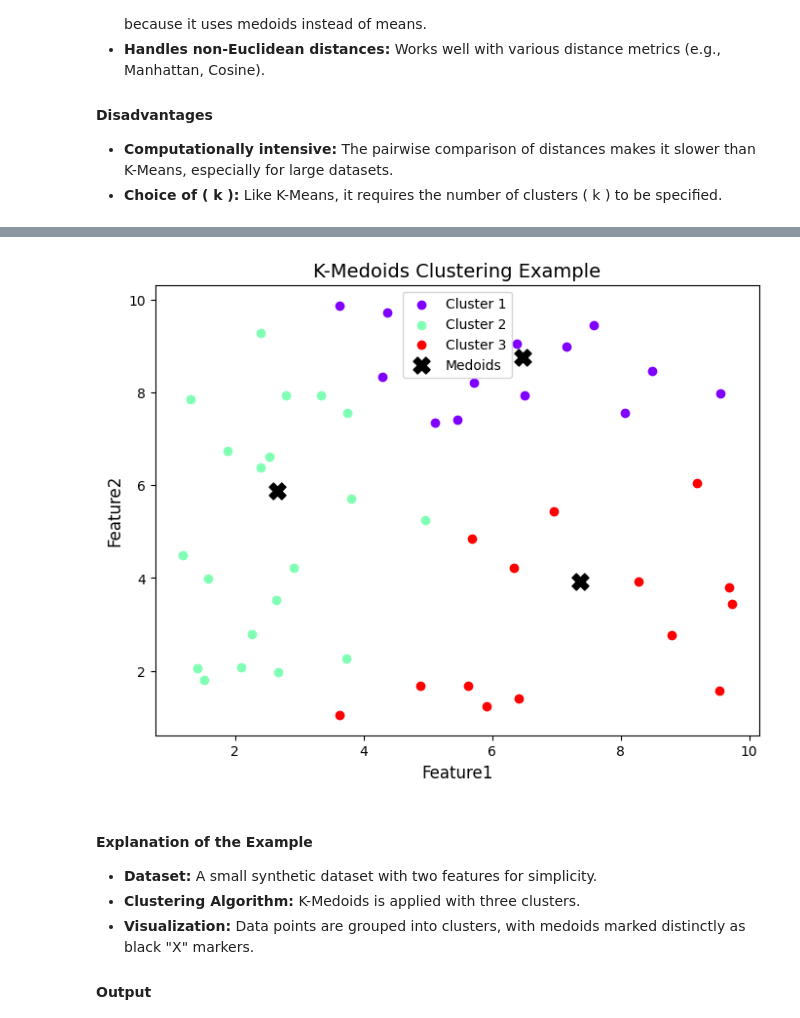
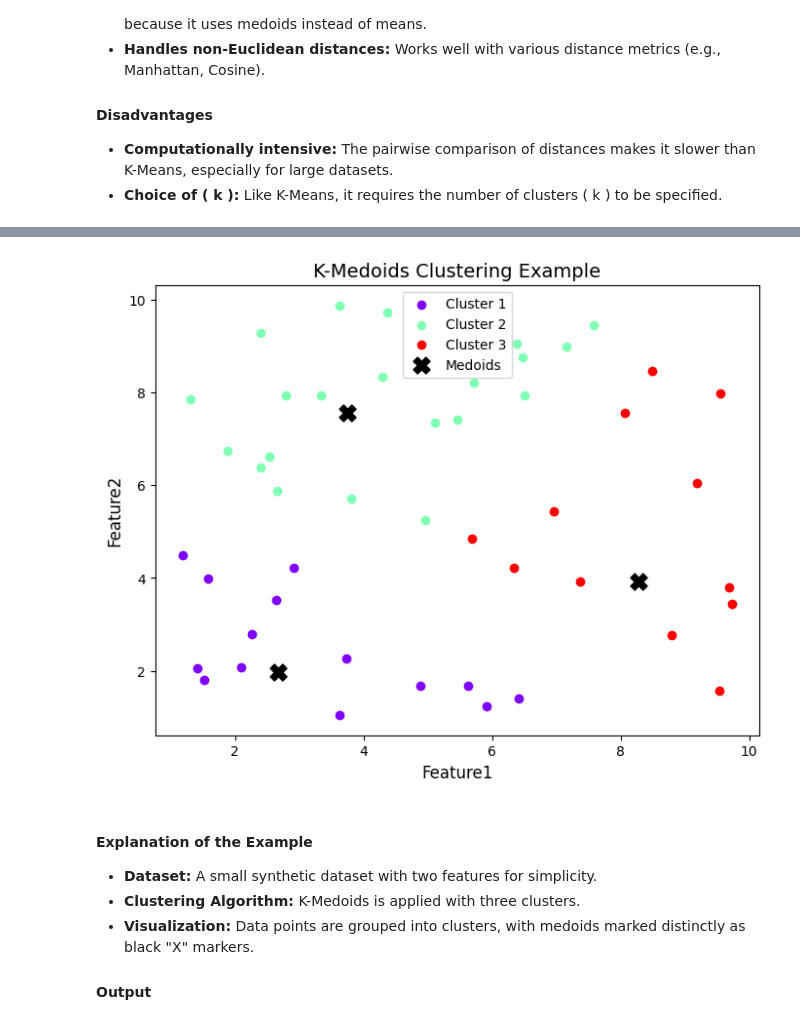
Before and after one commit to karvaroz/ML_CRASH_COURSE, a Jupyter notebook: Sprint_15_Unsupervised_Learning.ipynb, the cells around one changed output, grey strips where cells are left out. Cells and saved outputs as stored; diff of their text form; code cells hidden in the pictures.

```diff
--- a/Sprint_15_Unsupervised_Learning.ipynb
+++ b/Sprint_15_Unsupervised_Learning.ipynb
@@ -392,45 +399,55 @@ Downloading scikit_learn_extra-0.3.0-cp310-cp310-manylinux_2_17_x86_64.manylinux
 Installing collected packages: scikit-learn-extra
 Successfully installed scikit-learn-extra-0.3.0
 # %%
-# Import libraries
 import pandas as pd
-
 import seaborn as sns
 import matplotlib.pyplot as plt
 import matplotlib.cm as cm
-from sklearn_extra.cluster import KMedoids
 import numpy as np
+from sklearn.metrics import pairwise_distances
 
 # Create a simple dataset
 np.random.seed(42)
 data = pd.DataFrame({
     'Feature1': np.random.uniform(1, 10, 50),
     'Feature2': np.random.uniform(1, 10, 50)
 })
 
-# Apply K-Medoids clustering
-kmedoids = KMedoids(n_clusters=3, random_state=42, metric='euclidean')
-data['Cluster'] = kmedoids.fit_predict(data)
+# K-Medoids manual (PAM simplificado)
+from sklearn.cluster import KMeans
+
+# Usar KMeans para inicializar y luego buscar medoides reales
+kmeans = KMeans(n_clusters=3, random_state=42, n_init=10)
+labels = kmeans.fit_predict(data)
+
+# Encontrar el medoide real (punto más cercano al centroide en cada cluster)
+dist_matrix = pairwise_distances(data)
+medoid_indices = []
+for cluster in range(3):
+    cluster_idx = np.where(labels == cluster)[0]
+    intra_dist = dist_matrix[np.ix_(cluster_idx, cluster_idx)].sum(axis=1)
+    medoid_indices.append(cluster_idx[np.argmin(intra_dist)])
+
+data['Cluster'] = labels
 
 # Visualize the clusters
 plt.figure(figsize=(8, 6))
-colors = cm.rainbow(np.linspace(0, 1, 3))  # Define colors for clusters
+colors = cm.rainbow(np.linspace(0, 1, 3))
 for i, color in enumerate(colors):
     cluster_data = data[data['Cluster'] == i]
     plt.scatter(cluster_data['Feature1'], cluster_data['Feature2'], label=f'Cluster {i+1}', color=color)
 
 # Add medoids to the plot
-medoid_points = data.iloc[kmedoids.medoid_indices_]
+medoid_points = data.iloc[medoid_indices]
 plt.scatter(medoid_points['Feature1'], medoid_points['Feature2'], c='black', s=150, label='Medoids', marker='X')
 
-# Customize the plot
 plt.title('K-Medoids Clustering Example', fontsize=14)
 plt.xlabel('Feature1', fontsize=12)
 plt.ylabel('Feature2', fontsize=12)
 plt.legend()
 plt.show()
 # %% [output]
-[figure, old version]
+[figure, new version]
 # %% [markdown]
 #### **Explanation of the Example**
 - **Dataset:** A small synthetic dataset with two features for simplicity.
```
Also changed, not shown: parts of 5 cells of this notebook.
